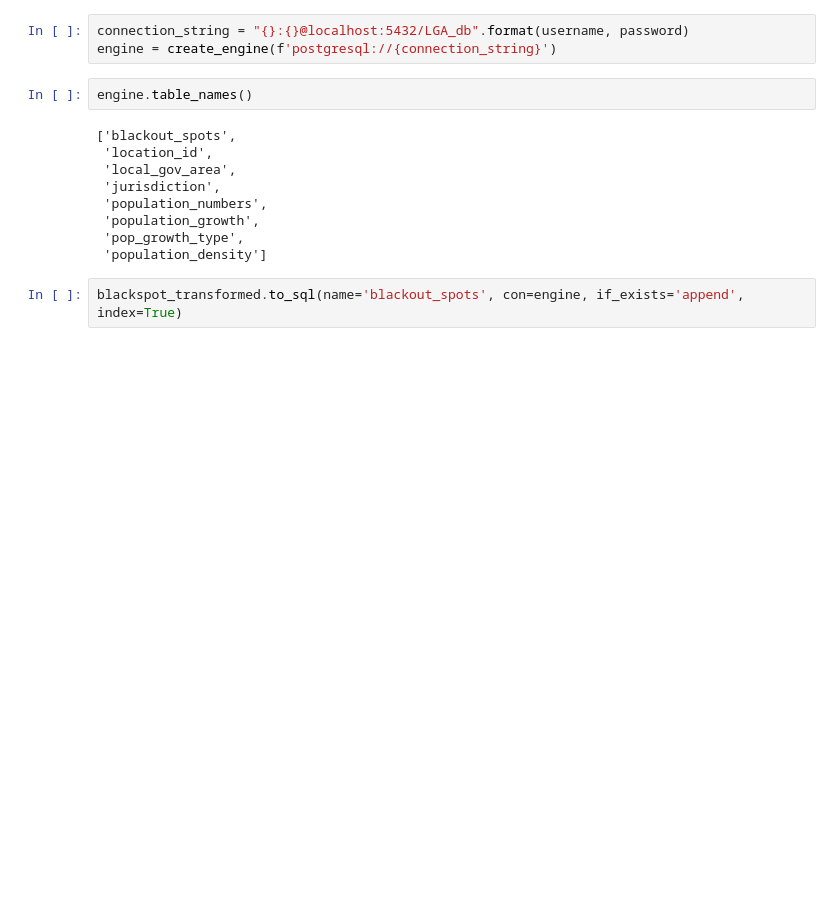
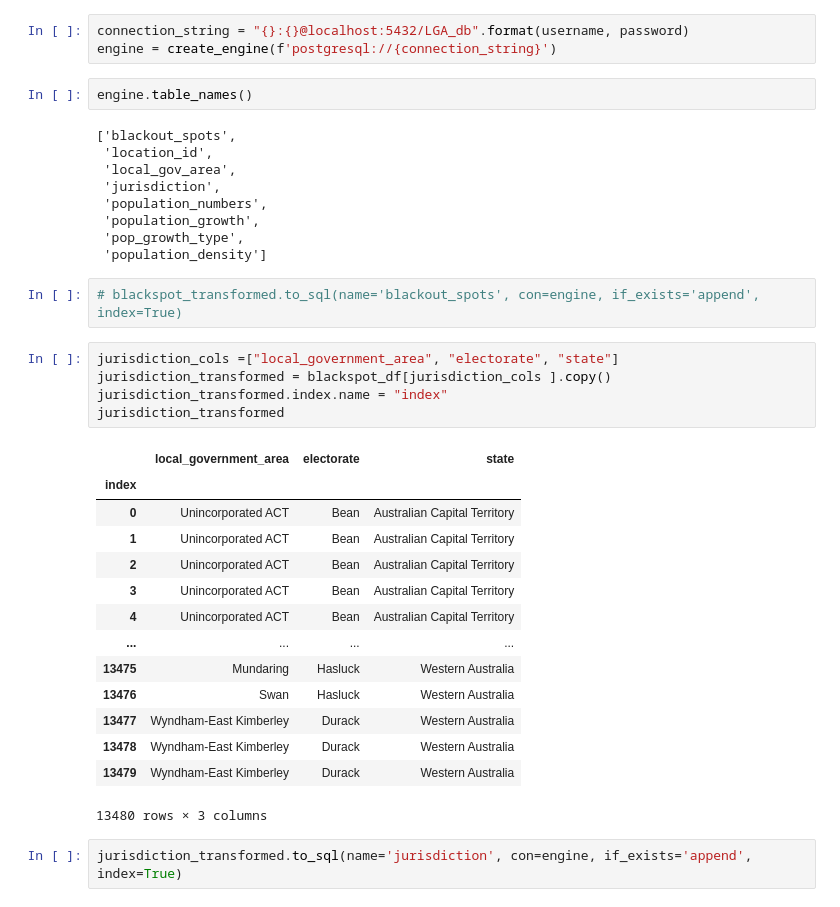
Before and after one commit to LP-116/ETL-Project, a Jupyter notebook: Blackspot_data.ipynb, the cells around one changed output. Drawn from its saved outputs; the diff is of its cells as text; blank space fills up the shorter version.

```diff
--- a/Blackspot_data.ipynb
+++ b/Blackspot_data.ipynb
@@ -107,4 +107,26 @@ engine.table_names()
  'pop_growth_type',
  'population_density']
 # %%
-blackspot_transformed.to_sql(name='blackout_spots', con=engine, if_exists='append', index=True)
+# blackspot_transformed.to_sql(name='blackout_spots', con=engine, if_exists='append', index=True)
+# %%
+jurisdiction_cols =["local_government_area", "electorate", "state"]
+jurisdiction_transformed = blackspot_df[jurisdiction_cols ].copy()
+jurisdiction_transformed.index.name = "index"
+jurisdiction_transformed
+# %% [output]
+|  | local_government_area | electorate | state |
+| index |  |  |  |
+| 0 | Unincorporated ACT | Bean | Australian Capital Territory |
+| 1 | Unincorporated ACT | Bean | Australian Capital Territory |
+| 2 | Unincorporated ACT | Bean | Australian Capital Territory |
+| 3 | Unincorporated ACT | Bean | Australian Capital Territory |
+| 4 | Unincorporated ACT | Bean | Australian Capital Territory |
+| ... | ... | ... | ... |
+| 13475 | Mundaring | Hasluck | Western Australia |
+| 13476 | Swan | Hasluck | Western Australia |
+| 13477 | Wyndham-East Kimberley | Durack | Western Australia |
+| 13478 | Wyndham-East Kimberley | Durack | Western Australia |
+| 13479 | Wyndham-East Kimberley | Durack | Western Australia |
+13480 rows × 3 columns
+# %%
+jurisdiction_transformed.to_sql(name='jurisdiction', con=engine, if_exists='append', index=True)
```
Also changed, not shown: 1 other file.
